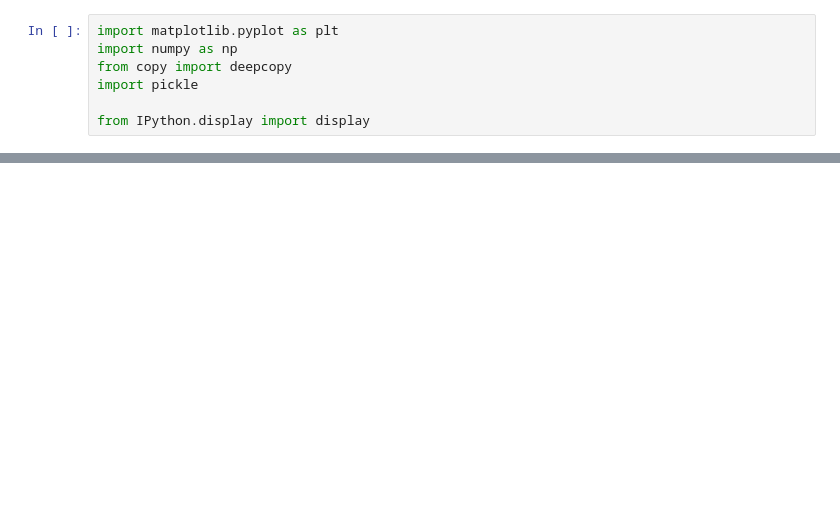
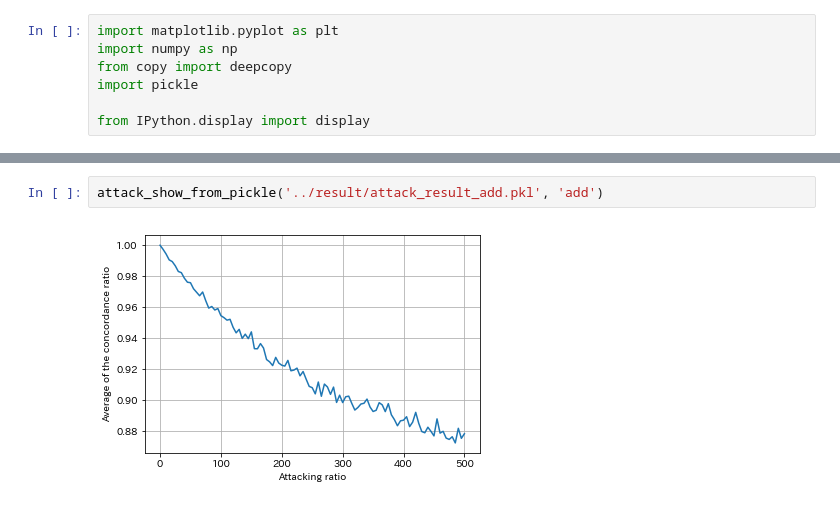
Before and after one commit to yuta1331/watermark, a Jupyter notebook: jupyter/attack_evaluation.ipynb, the cells around one changed output, grey strips where cells are left out. Saved outputs shown, nothing was run; the diff lists cells and outputs as text; blank space fills up the shorter version.

```diff
--- a/jupyter/attack_evaluation.ipynb
+++ b/jupyter/attack_evaluation.ipynb
@@ -36,0 +57,4 @@ attack_show_from_pickle('../result/attack_result.pkl', 'del')
+# %%
+attack_show_from_pickle('../result/attack_result_add.pkl', 'add')
+# %% [output]
+[figure, added]
```
Also changed, not shown: parts of 7 cells of this notebook, 1 other file.
